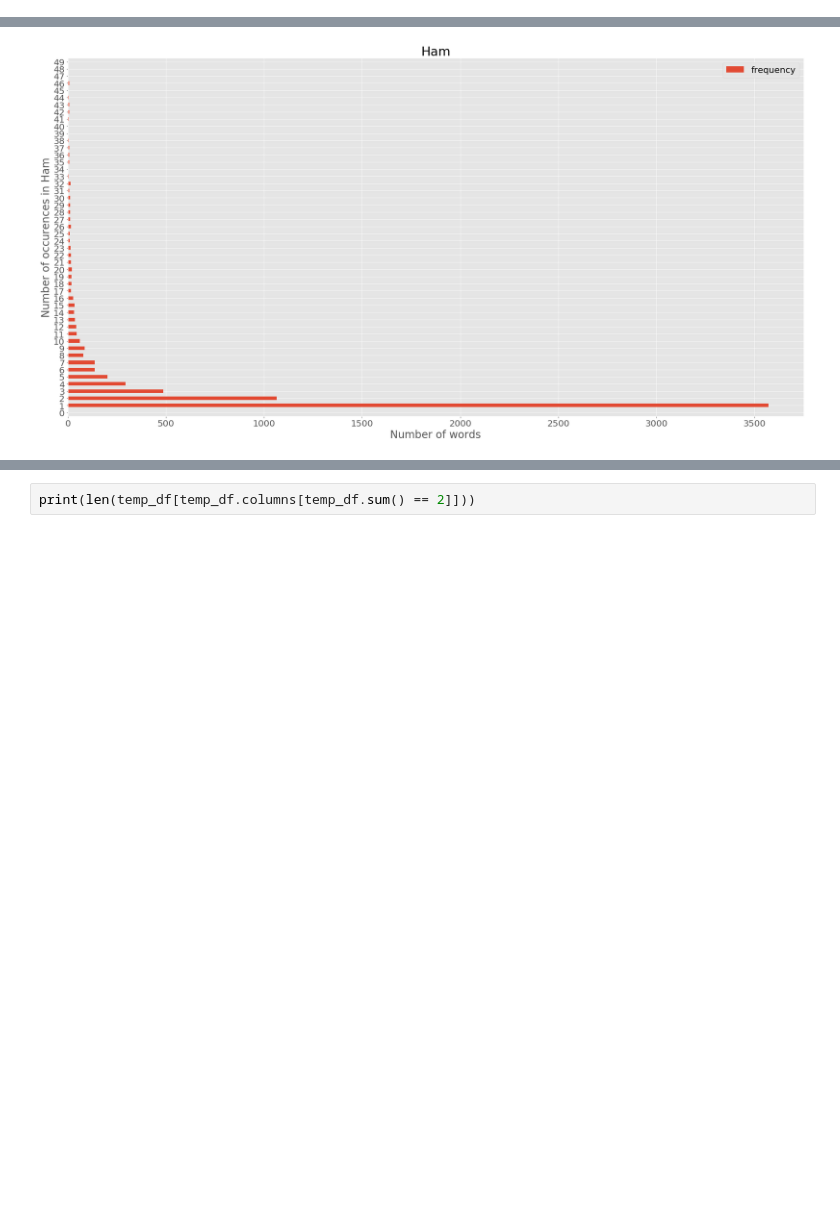
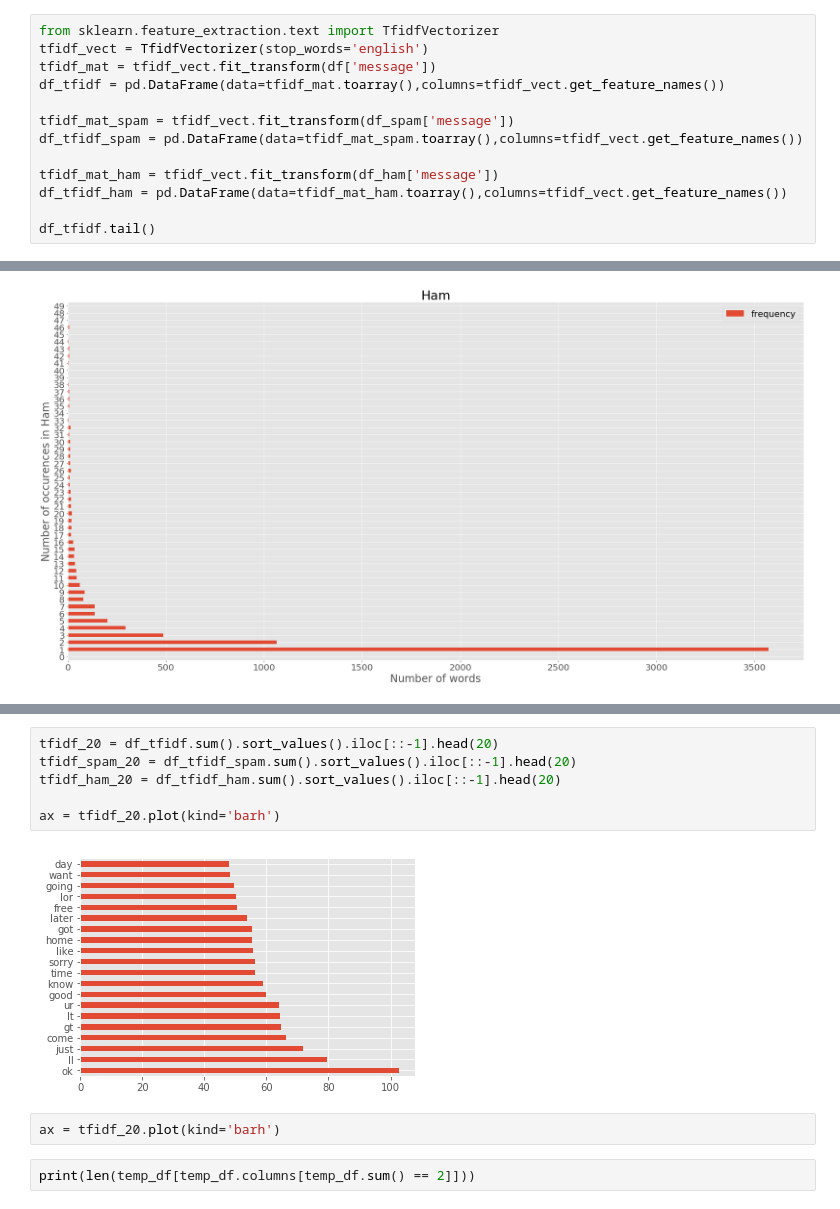
Before and after one commit to ML-Project8/SpamVsHamDataAnalysis, a Jupyter notebook: Lab2-SpamVsHam.ipynb, the cells around one changed output, grey strips where cells are left out. Cells and saved outputs as stored; diff of their text form; blank space fills up the shorter version.

```diff
--- a/Lab2-SpamVsHam.ipynb
+++ b/Lab2-SpamVsHam.ipynb
@@ -80,3 +80,16 @@ print(df_vectorized.head())
 4       0
 
 [5 rows x 8672 columns]
+# %%
+from sklearn.feature_extraction.text import TfidfVectorizer
+tfidf_vect = TfidfVectorizer(stop_words='english')
+tfidf_mat = tfidf_vect.fit_transform(df['message'])
+df_tfidf = pd.DataFrame(data=tfidf_mat.toarray(),columns=tfidf_vect.get_feature_names())
+
+tfidf_mat_spam = tfidf_vect.fit_transform(df_spam['message'])
+df_tfidf_spam = pd.DataFrame(data=tfidf_mat_spam.toarray(),columns=tfidf_vect.get_feature_names())
+
+tfidf_mat_ham = tfidf_vect.fit_transform(df_ham['message'])
+df_tfidf_ham = pd.DataFrame(data=tfidf_mat_ham.toarray(),columns=tfidf_vect.get_feature_names())
+
+df_tfidf.tail()
@@ -158,3 +238,13 @@ One interesting observation from above is that in general, ham tended to have a
+# %%
+tfidf_20 = df_tfidf.sum().sort_values().iloc[::-1].head(20)
+tfidf_spam_20 = df_tfidf_spam.sum().sort_values().iloc[::-1].head(20)
+tfidf_ham_20 = df_tfidf_ham.sum().sort_values().iloc[::-1].head(20)
+
+ax = tfidf_20.plot(kind='barh')
+# %% [output]
+[figure, added]
+# %%
+ax = tfidf_20.plot(kind='barh')
 # %%
 print(len(temp_df[temp_df.columns[temp_df.sum() == 2]]))
 # %% [output]
```
Also changed, not shown: parts of 7 cells of this notebook.
